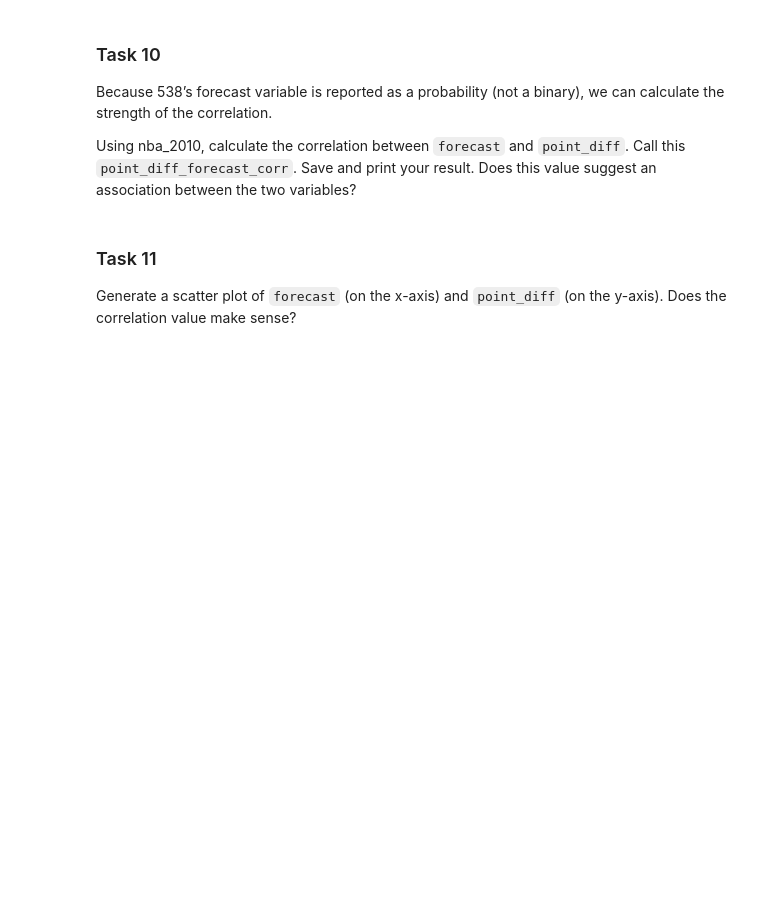
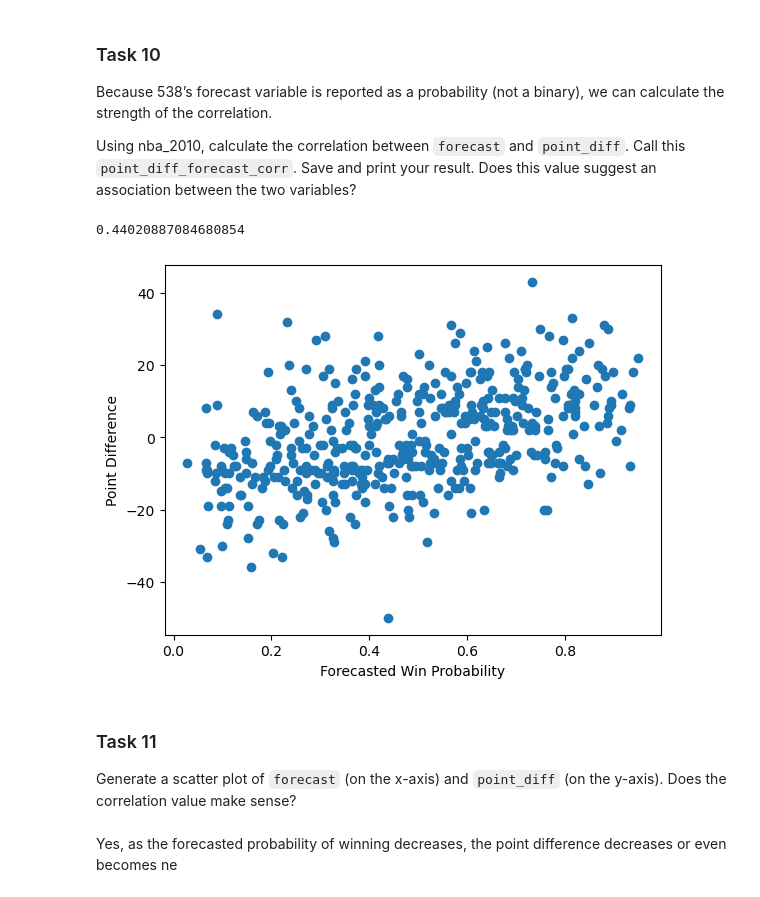
Before and after one commit to moneill717/data_science_portfolio, a Jupyter notebook: Guided Practice/Codecademy_NBA_Trends_Project/Codecademy_NBA_Trends_Project.ipynb, the cells around one changed output. Saved outputs shown, nothing was run; the diff lists cells and outputs as text; code cells hidden in the pictures; blank space fills up the shorter version.

```diff
--- a/Guided Practice/Codecademy_NBA_Trends_Project/Codecademy_NBA_Trends_Project.ipynb
+++ b/Guided Practice/Codecademy_NBA_Trends_Project/Codecademy_NBA_Trends_Project.ipynb
@@ -120,7 +158,21 @@ Using `nba_2010`, calculate the covariance between `forecast` (538's projected w
 Because 538’s forecast variable is reported as a probability (not a binary), we can calculate the strength of the correlation.
 
 Using nba_2010, calculate the correlation between `forecast` and `point_diff`. Call this `point_diff_forecast_corr`. Save and print your result. Does this value suggest an association between the two variables?
+# %%
+point_diff_forecast_corr,p = pearsonr(nba_2010.forecast,nba_2010.point_diff)
+print(point_diff_forecast_corr)
+
+plt.scatter(x=nba_2010.forecast,y=nba_2010.point_diff)
+plt.xlabel("Forecasted Win Probability")
+plt.ylabel("Point Difference")
+plt.show()
+plt.close()
+# %% [output]
+0.44020887084680854
+[figure, added]
 # %% [markdown]
 ### Task 11
 
 Generate a scatter plot of `forecast` (on the x-axis) and `point_diff` (on the y-axis). Does the correlation value make sense?
+# %% [markdown]
+Yes, as the forecasted probability of winning decreases, the point difference decreases or even becomes ne
```
Also changed, not shown: parts of 8 cells of this notebook.
